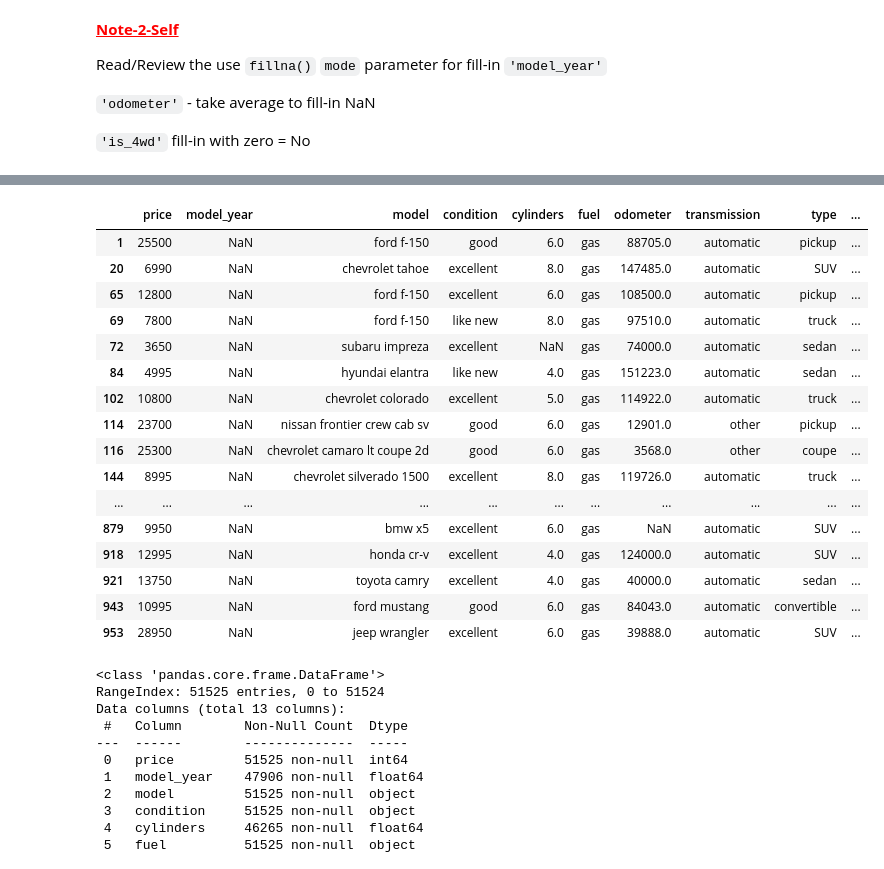
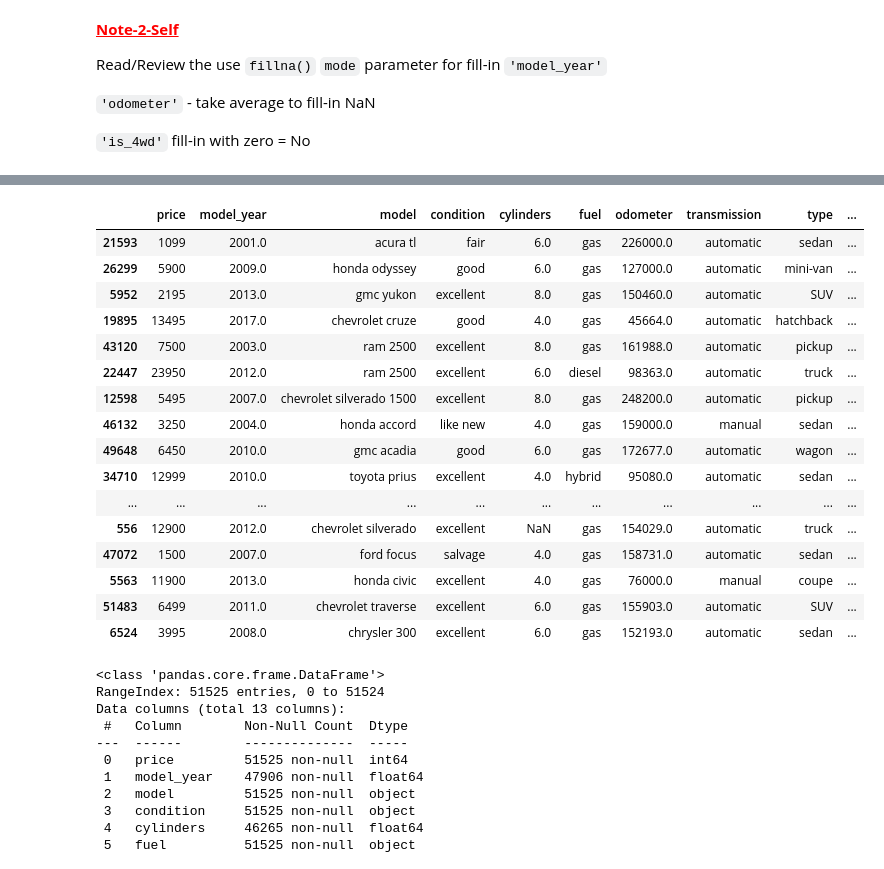
Before and after one commit to MelvicTN/SW_Development_Tool, a Jupyter notebook: EDA.ipynb, the cells around one changed output, grey strips where cells are left out. Drawn from its saved outputs; the diff is of its cells as text; code cells hidden in the pictures.

```diff
--- a/EDA.ipynb
+++ b/EDA.ipynb
@@ -110,25 +111,25 @@ display(ford_models.head(60))
 # %%
-# EDA - see row with NaN
+# EDA: see row with NaN
 
-rows_with_nan = vehicles_df[vehicles_df['model_year'].isna()]
+rows_with_nan = vehicles_df[vehicles_df['is_4wd'].isna()]
 
-display(rows_with_nan.head(60))
+display(rows_with_nan.sample(60))
 # %% [output]
 |  | price | model_year | model | condition | cylinders | fuel | odometer | transmission | type | ... |
-| 1 | 25500 | NaN | ford f-150 | good | 6.0 | gas | 88705.0 | automatic | pickup | ... |
-| 20 | 6990 | NaN | chevrolet tahoe | excellent | 8.0 | gas | 147485.0 | automatic | SUV | ... |
-| 65 | 12800 | NaN | ford f-150 | excellent | 6.0 | gas | 108500.0 | automatic | pickup | ... |
-| 69 | 7800 | NaN | ford f-150 | like new | 8.0 | gas | 97510.0 | automatic | truck | ... |
-| 72 | 3650 | NaN | subaru impreza | excellent | NaN | gas | 74000.0 | automatic | sedan | ... |
-| 84 | 4995 | NaN | hyundai elantra | like new | 4.0 | gas | 151223.0 | automatic | sedan | ... |
-| 102 | 10800 | NaN | chevrolet colorado | excellent | 5.0 | gas | 114922.0 | automatic | truck | ... |
-| 114 | 23700 | NaN | nissan frontier crew cab sv | good | 6.0 | gas | 12901.0 | other | pickup | ... |
-| 116 | 25300 | NaN | chevrolet camaro lt coupe 2d | good | 6.0 | gas | 3568.0 | other | coupe | ... |
-| 144 | 8995 | NaN | chevrolet silverado 1500 | excellent | 8.0 | gas | 119726.0 | automatic | truck | ... |
+| 21593 | 1099 | 2001.0 | acura tl | fair | 6.0 | gas | 226000.0 | automatic | sedan | ... |
+| 26299 | 5900 | 2009.0 | honda odyssey | good | 6.0 | gas | 127000.0 | automatic | mini-van | ... |
+| 5952 | 2195 | 2013.0 | gmc yukon | excellent | 8.0 | gas | 150460.0 | automatic | SUV | ... |
+| 19895 | 13495 | 2017.0 | chevrolet cruze | good | 4.0 | gas | 45664.0 | automatic | hatchback | ... |
+| 43120 | 7500 | 2003.0 | ram 2500 | excellent | 8.0 | gas | 161988.0 | automatic | pickup | ... |
+| 22447 | 23950 | 2012.0 | ram 2500 | excellent | 6.0 | diesel | 98363.0 | automatic | truck | ... |
+| 12598 | 5495 | 2007.0 | chevrolet silverado 1500 | excellent | 8.0 | gas | 248200.0 | automatic | pickup | ... |
+| 46132 | 3250 | 2004.0 | honda accord | like new | 4.0 | gas | 159000.0 | manual | sedan | ... |
+| 49648 | 6450 | 2010.0 | gmc acadia | good | 6.0 | gas | 172677.0 | automatic | wagon | ... |
+| 34710 | 12999 | 2010.0 | toyota prius | excellent | 4.0 | hybrid | 95080.0 | automatic | sedan | ... |
 | ... | ... | ... | ... | ... | ... | ... | ... | ... | ... | ... |
-| 879 | 9950 | NaN | bmw x5 | excellent | 6.0 | gas | NaN | automatic | SUV | ... |
-| 918 | 12995 | NaN | honda cr-v | excellent | 4.0 | gas | 124000.0 | automatic | SUV | ... |
-| 921 | 13750 | NaN | toyota camry | excellent | 4.0 | gas | 40000.0 | automatic | sedan | ... |
-| 943 | 10995 | NaN | ford mustang | good | 6.0 | gas | 84043.0 | automatic | convertible | ... |
-| 953 | 28950 | NaN | jeep wrangler | excellent | 6.0 | gas | 39888.0 | automatic | SUV | ... |
+| 556 | 12900 | 2012.0 | chevrolet silverado | excellent | NaN | gas | 154029.0 | automatic | truck | ... |
+| 47072 | 1500 | 2007.0 | ford focus | salvage | 4.0 | gas | 158731.0 | automatic | sedan | ... |
+| 5563 | 11900 | 2013.0 | honda civic | excellent | 4.0 | gas | 76000.0 | manual | coupe | ... |
+| 51483 | 6499 | 2011.0 | chevrolet traverse | excellent | 6.0 | gas | 155903.0 | automatic | SUV | ... |
+| 6524 | 3995 | 2008.0 | chrysler 300 | excellent | 6.0 | gas | 152193.0 | automatic | sedan | ... |
 # %%
```
Also changed, not shown: parts of 21 cells of this notebook.
